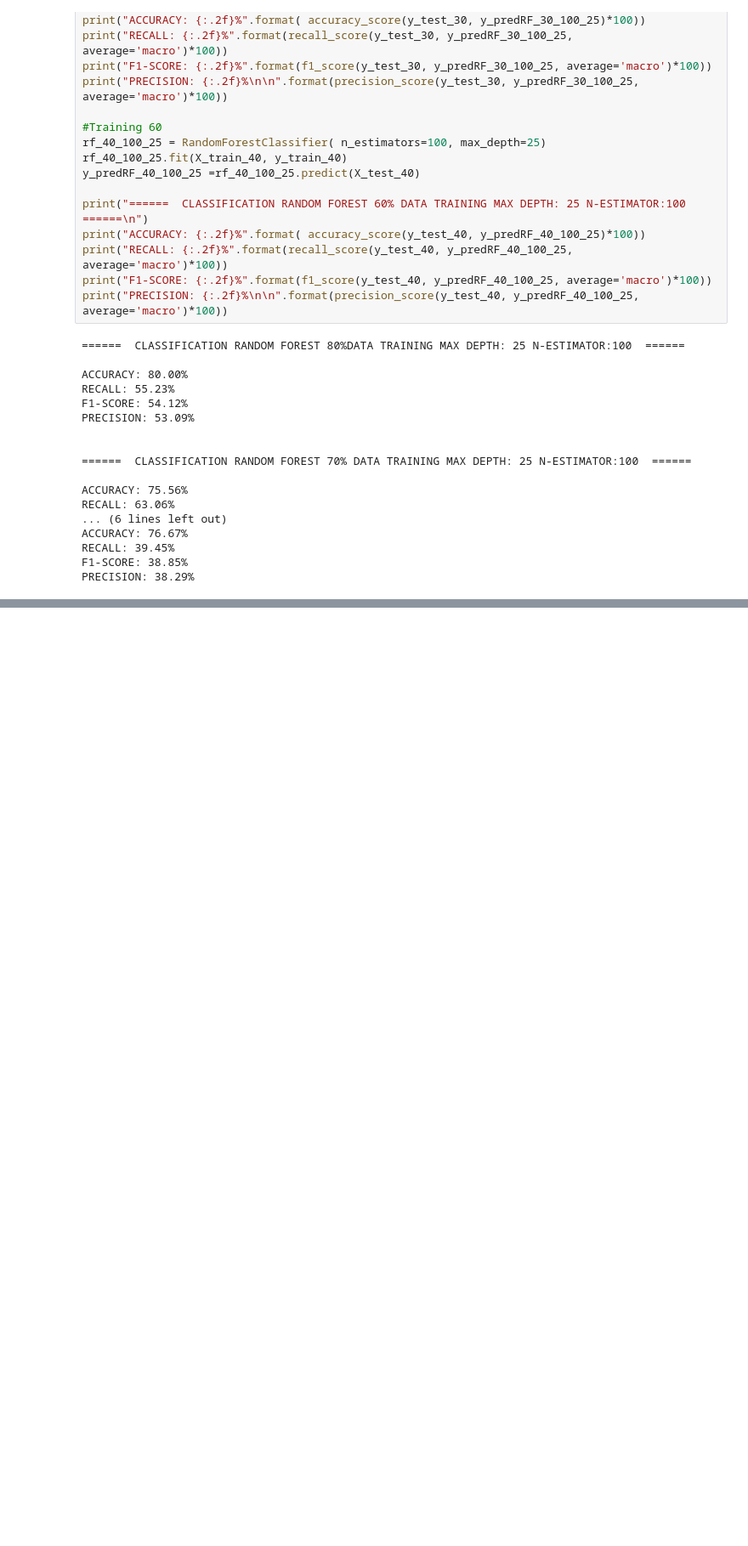
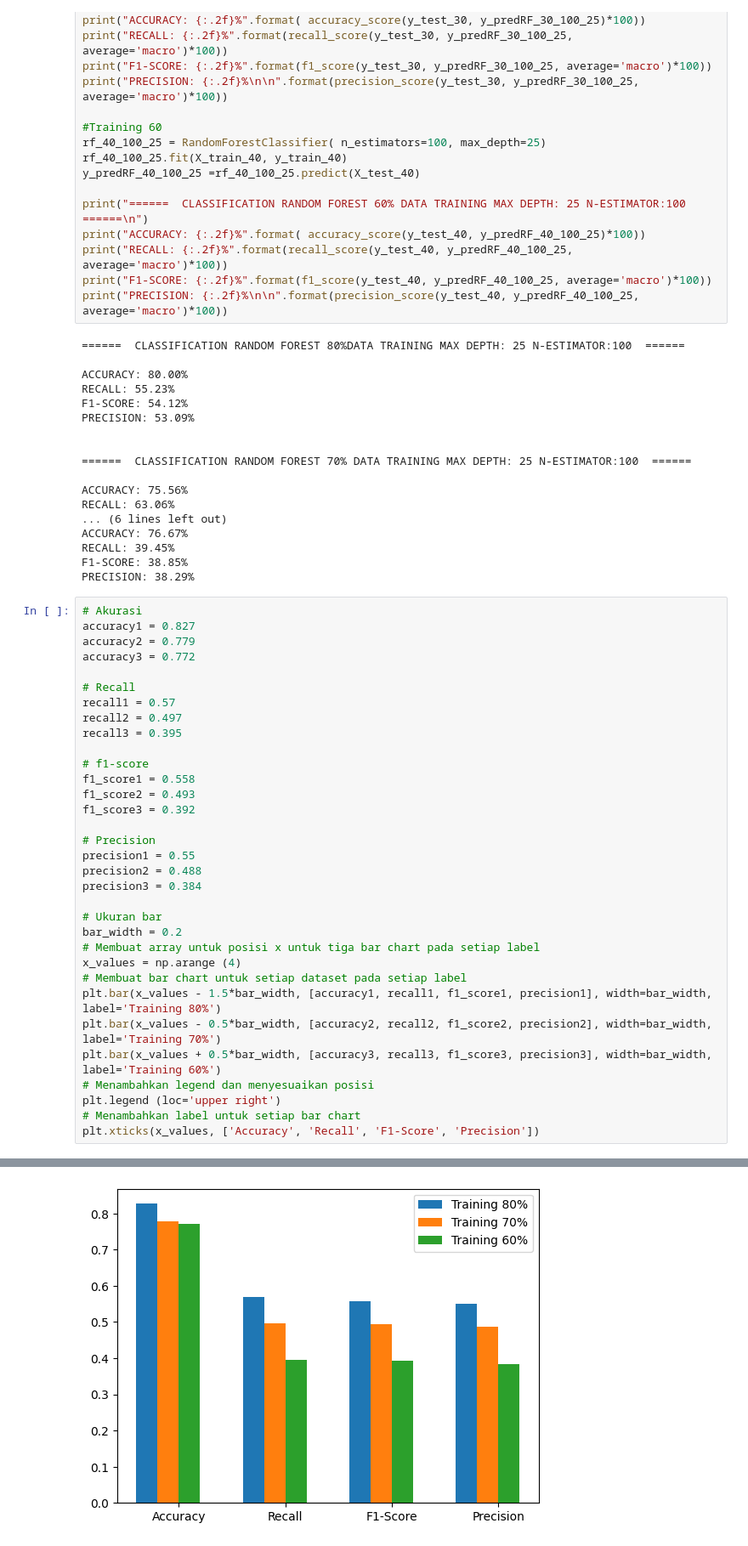
Before and after one commit to patgrace/randomforest, a Jupyter notebook: LymphClassifierRandom.ipynb, the cells around one changed output, grey strips where cells are left out. Shown at 85% size. Drawn from its saved outputs; the diff is of its cells as text; blank space fills up the shorter version.

Commit message:
DIAGRAM PERBANDINGANN

```diff
--- a/LymphClassifierRandom.ipynb
+++ b/LymphClassifierRandom.ipynb
@@ -181,3 +181,37 @@ ACCURACY: 76.67%
 RECALL: 39.45%
 F1-SCORE: 38.85%
 PRECISION: 38.29%
+# %%
+# Akurasi
+accuracy1 = 0.827
+accuracy2 = 0.779
+accuracy3 = 0.772
+
+# Recall
+recall1 = 0.57
+recall2 = 0.497
+recall3 = 0.395
+
+# f1-score
+f1_score1 = 0.558
+f1_score2 = 0.493
+f1_score3 = 0.392
+
+# Precision
+precision1 = 0.55
+precision2 = 0.488
+precision3 = 0.384
+
+# Ukuran bar
+bar_width = 0.2
+# Membuat array untuk posisi x untuk tiga bar chart pada setiap label
+x_values = np.arange (4)
+# Membuat bar chart untuk setiap dataset pada setiap label
+plt.bar(x_values - 1.5*bar_width, [accuracy1, recall1, f1_score1, precision1], width=bar_width, label='Training 80%')
+plt.bar(x_values - 0.5*bar_width, [accuracy2, recall2, f1_score2, precision2], width=bar_width, label='Training 70%')
+plt.bar(x_values + 0.5*bar_width, [accuracy3, recall3, f1_score3, precision3], width=bar_width, label='Training 60%')
+# Menambahkan legend dan menyesuaikan posisi
+plt.legend (loc='upper right')
+# Menambahkan label untuk setiap bar chart
+plt.xticks(x_values, ['Accuracy', 'Recall', 'F1-Score', 'Precision'])
+# %% [output]
@@ -183,0 +226 @@ PRECISION: 38.29%
+[figure, added]
```
Also changed, not shown: parts of 2 cells of this notebook.
